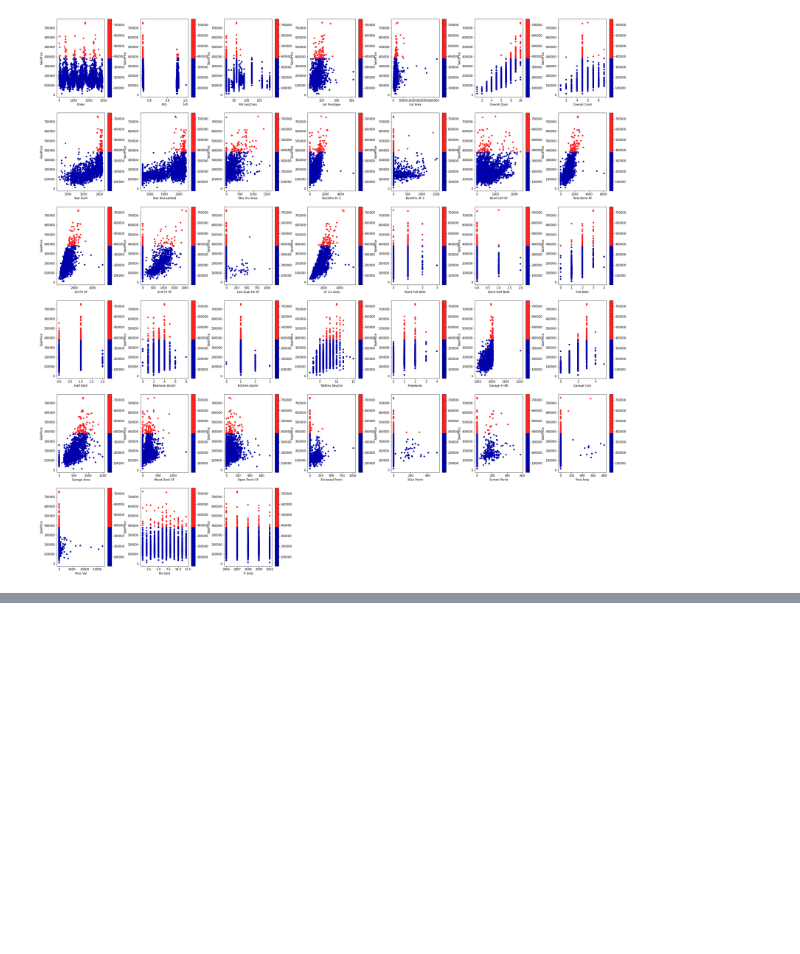
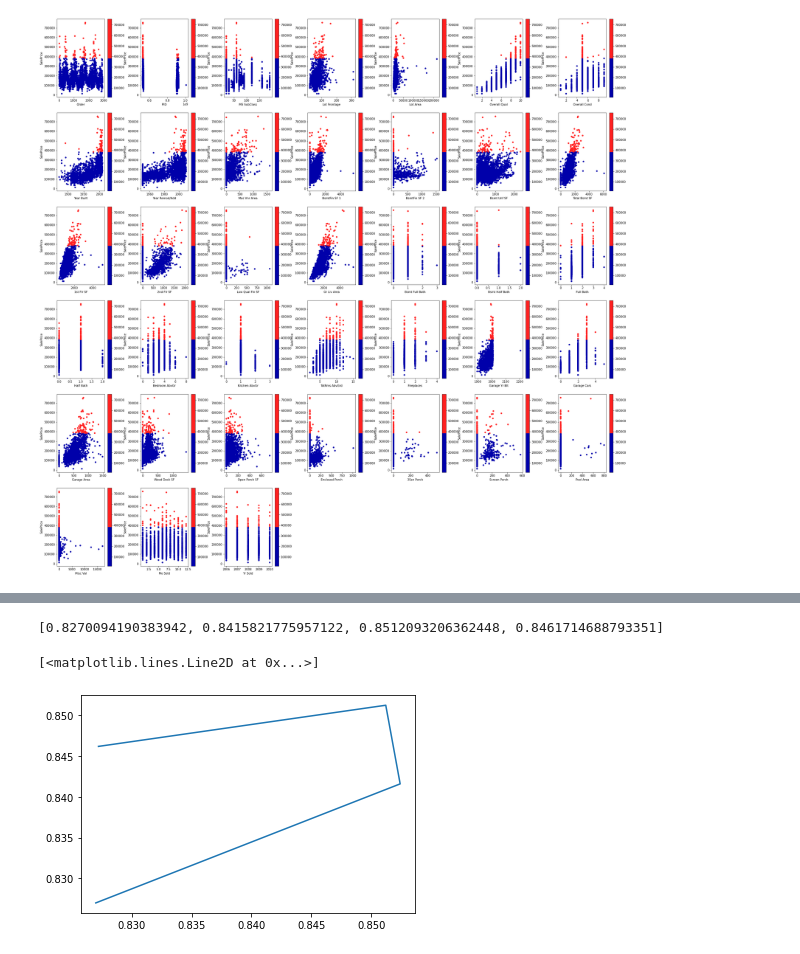
Before and after one commit to TawadrosGamal/Machine-learning-Implmentations, a Jupyter notebook: Regression_on_Ames_Housing_Dataset_.ipynb, the cells around one changed output, grey strips where cells are left out. Saved outputs shown, nothing was run; the diff lists cells and outputs as text; code cells hidden in the pictures; blank space fills up the shorter version.

```diff
--- a/Regression_on_Ames_Housing_Dataset_.ipynb
+++ b/Regression_on_Ames_Housing_Dataset_.ipynb
@@ -190,10 +192,11 @@ pip2=make_pipeline(SimpleImputer(strategy='most_frequent'),OneHotEncoder())
 pre=make_column_transformer((pip1,~categorical),(pip2,categorical))
 pre_xtrain=pre.fit_transform(Xtrain)
 print(pre_xtrain.shape)
-models_score={}
-for model in [LinearRegression(),Ridge(),Lasso(),ElasticNet()]:
+models_score=[]
+models=[LinearRegression(),Ridge(),Lasso(normalize=True),ElasticNet()]
+for model in models:
 
   score=cross_val_score(model,pre_xtrain,ytrain,cv=10)
-  models_score[str(model)]=score.mean()
+  models_score.append(score.mean())
 print(models_score)
 # %% [output]
@@ -202,5 +205,10 @@ print(models_score)
 # %%
-param_grid = {'alpha': np.logspace(-3, 3, 13),'alpha': np.logspace(-3, 0, 13),'alpha': np.logspace(-4, -1, 10),
-              'l1_ratio': [0.01, .1, .5, .9, .98, 1]}
-print(param_grid)
-GridSearchCV(Lasso(normalize=True), param_grid, cv=10)
+best_tun=[]
+models_tun=[Ridge(tol=0.1),Lasso(normalize=True,tol=0.1),ElasticNet(tol=0.1)]
+param_grid = [{'alpha': np.logspace(-3, 3, 13)},{'alpha': np.logspace(-3, 0, 13)},{'alpha': np.logspace(-4, -1, 10),
+              'l1_ratio': [0.01, .1, .5, .9, .98, 1]}]
+for model,param in zip(models_tun,param_grid):
+
+  grid=GridSearchCV(model, param, cv=10).fit(pre_xtrain,ytrain)
+  best_tun.append(grid.best_params_)
+print(best_tun)
@@ -206,0 +220,15 @@ GridSearchCV(Lasso(normalize=True), param_grid, cv=10)
+# %%
+models_score2=[]
+models2=[LinearRegression(),Ridge(alpha=best_tun[0]['alpha']),Lasso(normalize=True,alpha=best_tun[1]['alpha']),ElasticNet(alpha=best_tun[2]['alpha'],l1_ratio=best_tun[2]['l1_ratio'])]
+for model in models2:
+
+  score=cross_val_score(model,pre_xtrain,ytrain,cv=10)
+  models_score2.append(score.mean())
+print(models_score2)
+# %% [output]
+[0.8270094190383942, 0.8415821775957122, 0.8512093206362448, 0.8461714688793351]
+# %%
+plt.plot(models_score,models_score2)
+# %% [output]
+[<matplotlib.lines.Line2D at 0x...>]
+[figure, added]
```
Also changed, not shown: parts of 9 cells of this notebook.
